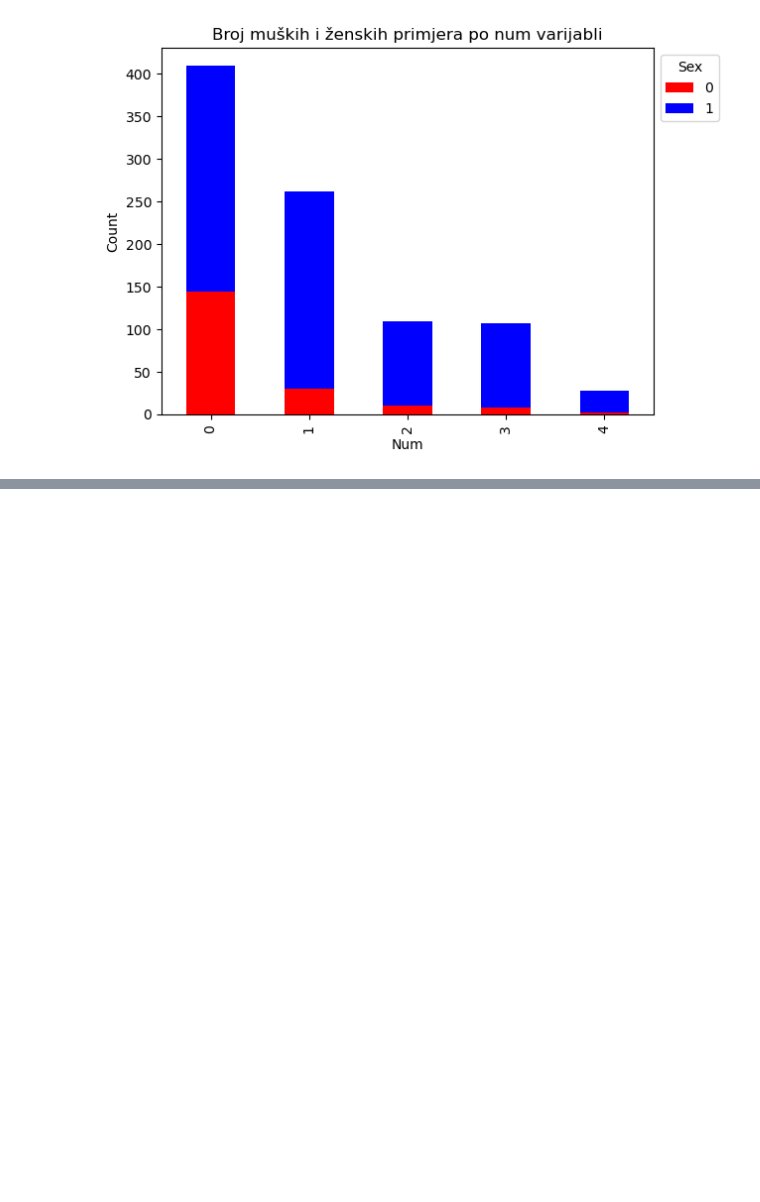
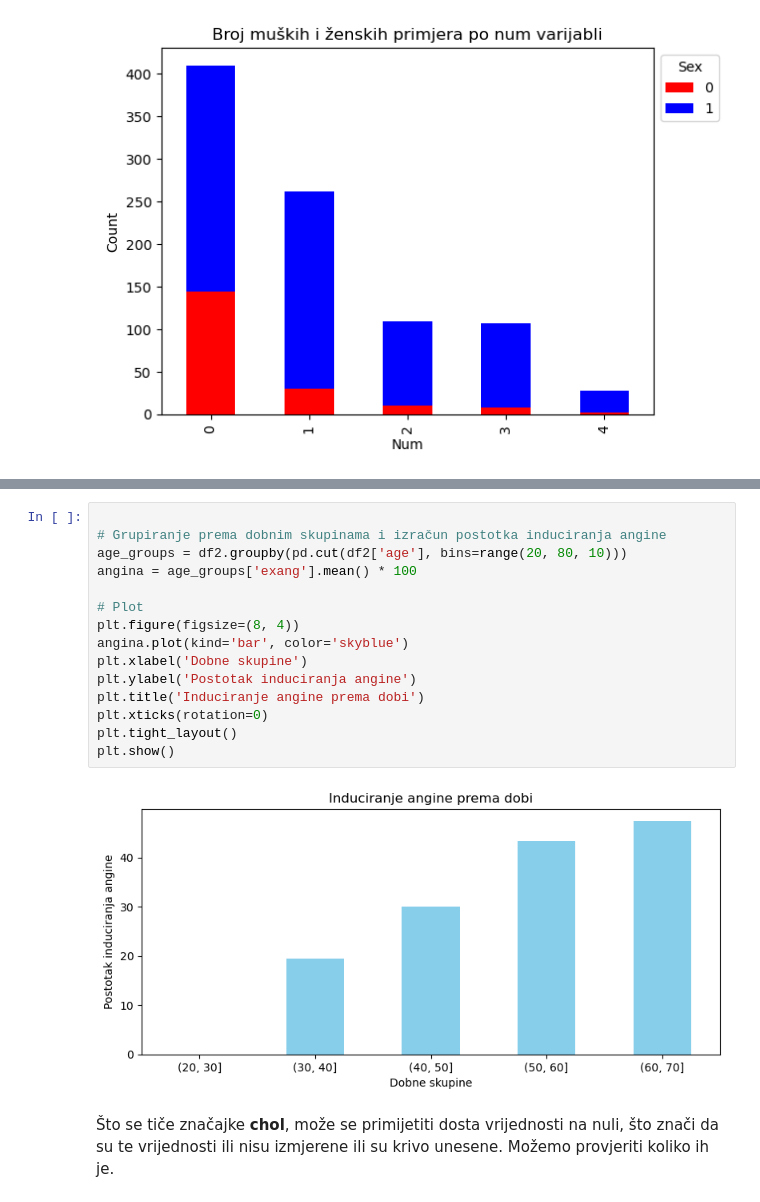
Before and after one commit to lucijaprodan/UZOP-project, a Jupyter notebook: ML_hf_analysis.ipynb, the cells around one changed output, grey strips where cells are left out. Saved outputs shown, nothing was run; the diff lists cells and outputs as text; blank space fills up the shorter version.

```diff
--- a/ML_hf_analysis.ipynb
+++ b/ML_hf_analysis.ipynb
@@ -801,0 +850,19 @@ plt.show()
+# %%
+
+# Grupiranje prema dobnim skupinama i izračun postotka induciranja angine
+age_groups = df2.groupby(pd.cut(df2['age'], bins=range(20, 80, 10)))
+angina = age_groups['exang'].mean() * 100
+
+# Plot
+plt.figure(figsize=(8, 4))
+angina.plot(kind='bar', color='skyblue')
+plt.xlabel('Dobne skupine')
+plt.ylabel('Postotak induciranja angine')
+plt.title('Induciranje angine prema dobi')
+plt.xticks(rotation=0)
+plt.tight_layout()
+plt.show()
+# %% [output]
+[figure, added]
+# %% [markdown]
+Što se tiče značajke **chol**, može se primijetiti dosta vrijednosti na nuli, što znači da su te vrijednosti ili nisu izmjerene ili su krivo unesene. Možemo provjeriti koliko ih je.
```
Also changed, not shown: parts of 10 cells of this notebook.
